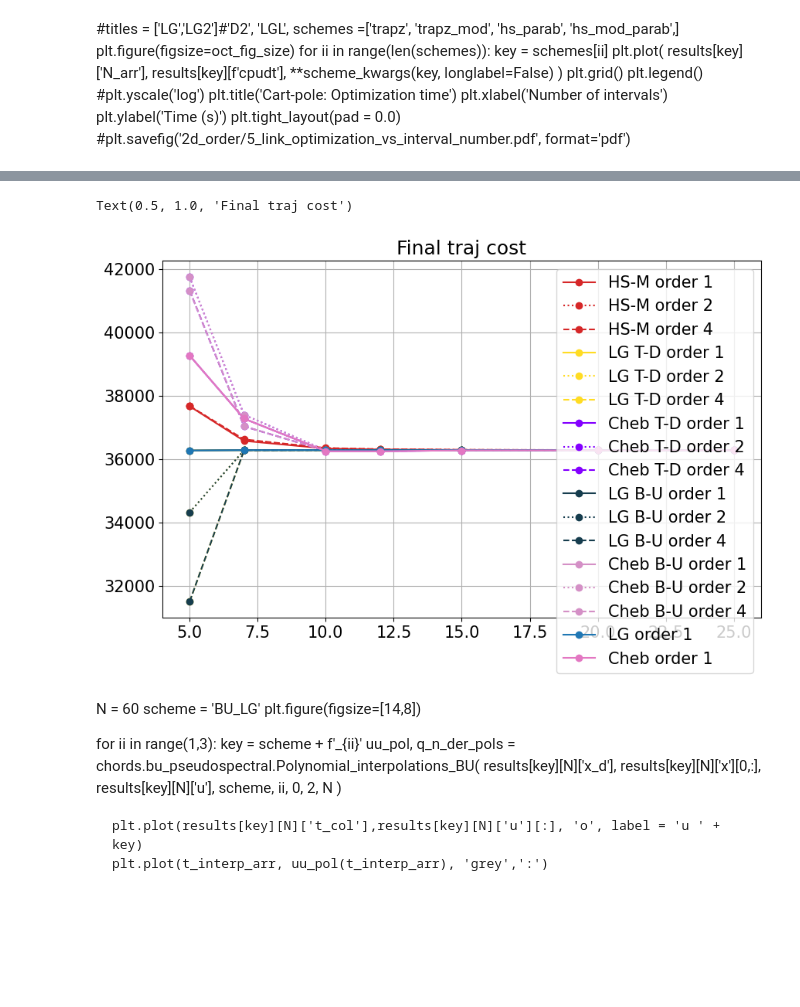
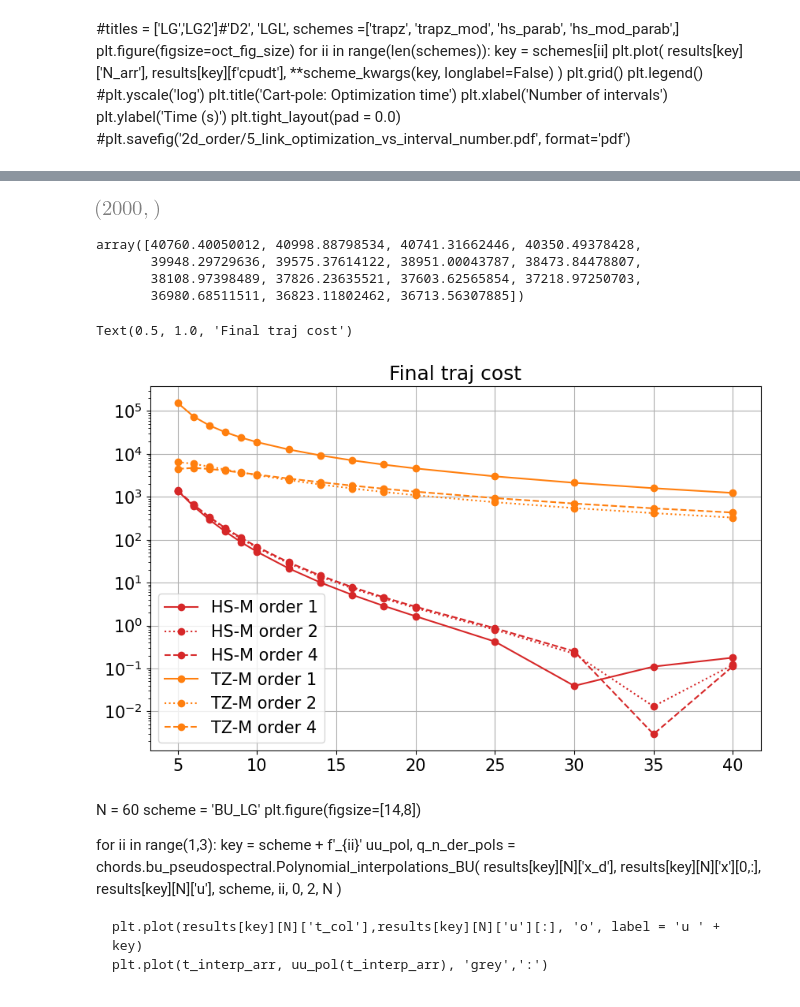
Before and after one commit to AunSiro/Cosejas_IRI, a Jupyter notebook: Casadi/Agrawal-amortiguation-all-schemes.ipynb, the cells around one changed output, grey strips where cells are left out. Drawn from its saved outputs; the diff is of its cells as text; code cells hidden in the pictures; blank space fills up the shorter version.

```diff
--- a/Casadi/Agrawal-amortiguation-all-schemes.ipynb
+++ b/Casadi/Agrawal-amortiguation-all-schemes.ipynb
@@ -629,5 +650,5 @@ Total number of equality constraints.................:      412
 # %%
-scheme = 'hsn_parab'
+scheme = 'BU_CG'
 n_col = 25
 order = 4
 _res = casadi_damper_4(scheme,n_col, 'lin', order = order, solve_repetitions=1,  silent=False, verbose=True)
@@ -738,11 +780,14 @@ Now let's solve the problem with different methods.
 
 Executing the next cell may require some time!
 # %%
-schemes = ['hsn_parab', 'TD_LG', 'TD_CG','BU_LG', 'BU_CG', 'LG', 'CG'] #If you defined a custom function, name your scheme here
+schemes = ['hsn_parab', 'hsn', 'trapz_n',
+           'TD_LG', 'TD_LGL', 'TD_CG',
+           'BU_LG', 'BU_LGL', 'BU_CG',
+           'LG', 'LGL', 'CG', 'CGL']
 initials = ['lin']
 solve_repetitions = 2 #Increase this number to get more reliable values of execution times
 N_arr = [
-    5, 7, 10, 12, 15, 20, 25,]# 30, 35, 40,]# 45, 50, 55, 60, 70, 80, 90, 100,
+    5, 6, 7, 8, 9, 10, 12, 14,16,18, 20, 25, 30, 35, 40,]# 45, 50, 55, 60, 70, 80, 90, 100,]
     #110, 120, 125, 130, 140, 150, 160, 170, 175, 180, 190, 200, 220, 225, 240, 250, 260, 275,
     #280, 300, 325, 350, 375, 400,]# 425, 450, 475, 500, 525, 550, 575, 600]# You can increase the numbers here, but it will take more time
 #N_arr = [50, 60,]
@@ -790,7 +835,7 @@ for N in N_arr:
                     20,
                     'lin',
                     solve_repetitions=solve_repetitions,
-                    order = 2,
+                    order = order,
                     silent=True,
                     verbose=False))
                 for item in results[key][N]:
@@ -847,3 +951,10 @@ plt.xlabel('Number of intervals')
 plt.ylabel('Time (s)')
 plt.tight_layout(pad = 0.0)
 #plt.savefig('2d_order/5_link_optimization_vs_interval_number.pdf', format='pdf')
+# %%
+n_interp = 2000
+t_interp = np.linspace(0,2,n_interp)
+u_interp_exact = u_exact_solution_array(t_interp)
+u_sq_exact = u_interp_exact**2
+exact_cost = 2 * np.trapz(u_sq_exact[:,0], t_interp)
+exact_cost
@@ -850,23 +963,60 @@ plt.tight_layout(pad = 0.0)
+# %%
+u_sq_exact[:,0].shape
+# %% [output]
+[figure, added]
+# %%
+results[key]['cost']
+# %% [output]
+array([40760.40050012, 40998.88798534, 40741.31662446, 40350.49378428,
+       39948.29729636, 39575.37614122, 38951.00043787, 38473.84478807,
+       38108.97398489, 37826.23635521, 37603.62565854, 37218.97250703,
+       36980.68511511, 36823.11802462, 36713.56307885])
 # %%
 plt.figure(figsize=oct_fig_size)
-for key in results.keys():
+schemes = [
+    'hsn_parab_1',
+    'hsn_parab_2',
+    'hsn_parab_4',
+    #'hsn_1',
+    #'hsn_2',
+    #'hsn_4',
+    'trapz_n_1',
+    'trapz_n_2',
+    'trapz_n_4',
+    #'TD_LG_1',
+    #'TD_LG_2',
+    #'TD_LG_4',
+    #'TD_LGL_1',
+    #'TD_LGL_2',
+    #'TD_LGL_4',
+    #'TD_CG_1',
+    #'TD_CG_2',
+    #'TD_CG_4',
+    #'BU_LG_1',
+    #'BU_LG_2',
+    #'BU_LG_4',
+    #'BU_LGL_1',
+    #'BU_LGL_2',
+    #'BU_LGL_4',
+    #'BU_CG_1',
+    #'BU_CG_2',
+    #'BU_CG_4',
+    #'LG_1',
+    #'LGL_1',
+    #'CG_1',
+    #'CGL_1',
+]
+for key in schemes:
     scheme = results[key]['scheme']
-    plot_kw = scheme_kwargs(scheme, longlabel=False)
-    if results[key]['order'] == 1:
-        plot_kw['ls'] = '-'
-    elif results[key]['order'] == 2:
-        plot_kw['ls'] = ':'
-    else:
-        plot_kw['ls'] = '--'
-    plot_kw['label'] = plot_kw['label']+' order '+str(results[key]['order'])
-    plt.plot(results[key]['N_arr'], results[key]['cost'][:], **plot_kw)
-#plt.yscale('log')
+    plot_kw = scheme_kwargs(scheme, longlabel=False, order=results[key]['order'])
+    plt.plot(results[key]['N_arr'],  np.abs(results[key]['cost'][:]- exact_cost), **plot_kw)
+plt.yscale('log')
 plt.grid()
 plt.legend()
 plt.title('Final traj cost')
 # %% [output]
 Text(0.5, 1.0, 'Final traj cost')
-[figure, old version]
+[figure, new version]
 # %% [markdown]
 N = 60
 scheme = 'BU_LG'
```
Also changed, not shown: parts of 32 cells of this notebook.
